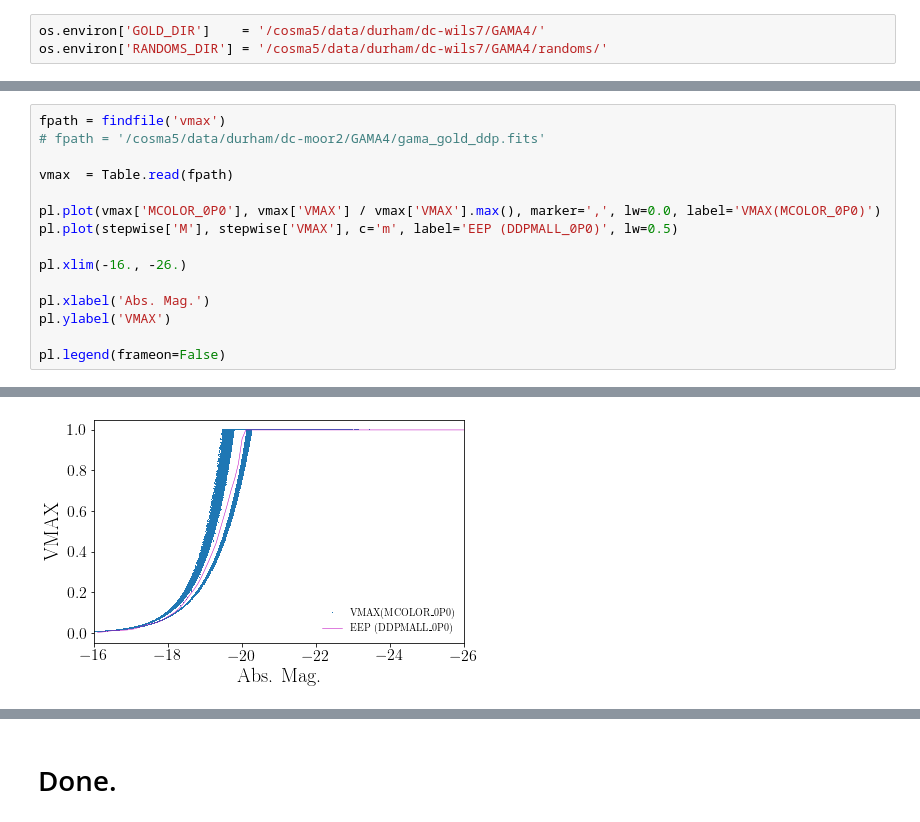
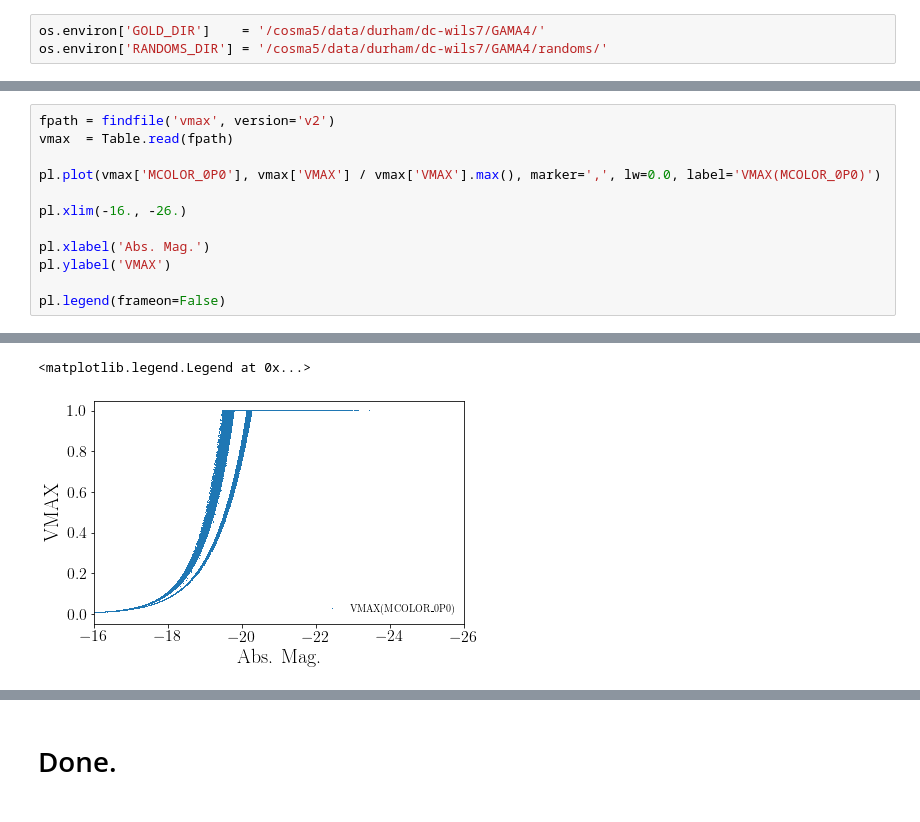
Before and after one commit to SgmAstro/DESI, a Jupyter notebook: docs/nb/sandbox/stepwise_weights.ipynb, the cells around one changed output, grey strips where cells are left out. Drawn from its saved outputs; the diff is of its cells as text.

Commit message:
stepwise rewrite

```diff
--- a/docs/nb/sandbox/stepwise_weights.ipynb
+++ b/docs/nb/sandbox/stepwise_weights.ipynb
@@ -19,11 +96,8 @@ stepwise['VMAX'] /= stepwise['VMAX'].max()
 # %%
-fpath = findfile('vmax')
-# fpath = '/cosma5/data/durham/dc-moor2/GAMA4/gama_gold_ddp.fits'
-
+fpath = findfile('vmax', version='v2')
 vmax  = Table.read(fpath)
 
 pl.plot(vmax['MCOLOR_0P0'], vmax['VMAX'] / vmax['VMAX'].max(), marker=',', lw=0.0, label='VMAX(MCOLOR_0P0)')
-pl.plot(stepwise['M'], stepwise['VMAX'], c='m', label='EEP (DDPMALL_0P0)', lw=0.5)
 
 pl.xlim(-16., -26.)
 
@@ -36 +110,2 @@ pl.legend(frameon=False)
+<matplotlib.legend.Legend at 0x...>
-[figure, old version]
+[figure, new version]
```
Also changed, not shown: parts of 9 cells of this notebook, 1 other file.
